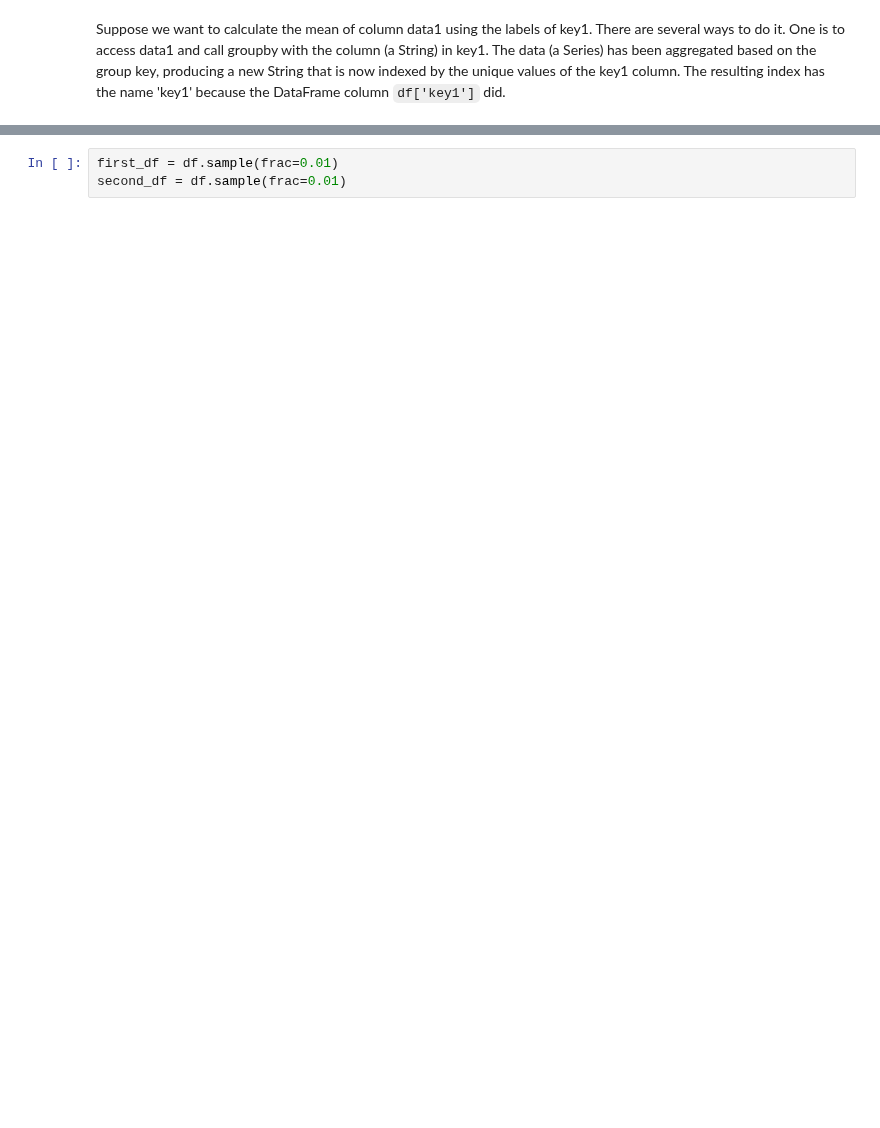
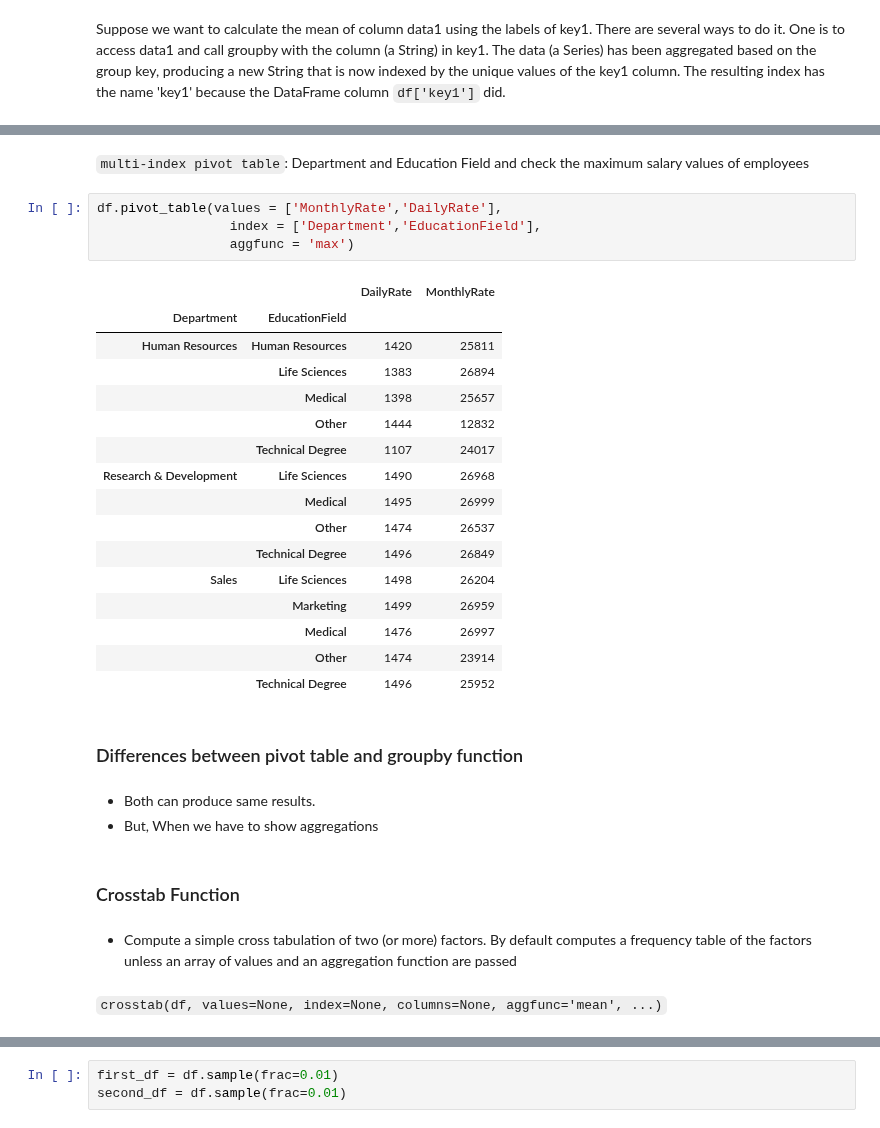
Before and after one commit to Ironhack-data-bcn-oct-2022/lectures, a Jupyter notebook: week-2/3-intro-pandas.ipynb, the cells around one changed output, grey strips where cells are left out. Drawn from its saved outputs; the diff is of its cells as text; blank space fills up the shorter version.

````diff
--- a/week-2/3-intro-pandas.ipynb
+++ b/week-2/3-intro-pandas.ipynb
@@ -959,0 +2357,34 @@ The data (a Series) has been aggregated based on the group key, producing a new
+# %% [markdown]
+`multi-index pivot table`: Department and Education Field and check the maximum salary values of employees
+# %%
+df.pivot_table(values = ['MonthlyRate','DailyRate'],
+                 index = ['Department','EducationField'],
+                 aggfunc = 'max')
+# %% [output]
+|  |  | DailyRate | MonthlyRate |
+| Department | EducationField |  |  |
+| Human Resources | Human Resources | 1420 | 25811 |
+|  | Life Sciences | 1383 | 26894 |
+|  | Medical | 1398 | 25657 |
+|  | Other | 1444 | 12832 |
+|  | Technical Degree | 1107 | 24017 |
+| Research & Development | Life Sciences | 1490 | 26968 |
+|  | Medical | 1495 | 26999 |
+|  | Other | 1474 | 26537 |
+|  | Technical Degree | 1496 | 26849 |
+| Sales | Life Sciences | 1498 | 26204 |
+|  | Marketing | 1499 | 26959 |
+|  | Medical | 1476 | 26997 |
+|  | Other | 1474 | 23914 |
+|  | Technical Degree | 1496 | 25952 |
+# %% [markdown]
+### Differences between pivot table and groupby function
+# %% [markdown]
+* Both can produce same results.
+* But, When we  have to show aggregations
+# %% [markdown]
+### Crosstab Function
+# %% [markdown]
+* Compute a simple cross tabulation of two (or more) factors. By default computes a frequency table of the factors unless an array of values and an aggregation function are passed
+# %% [markdown]
+```crosstab(df, values=None, index=None, columns=None, aggfunc='mean', ...)```
````
Also changed, not shown: parts of 292 cells of this notebook.
